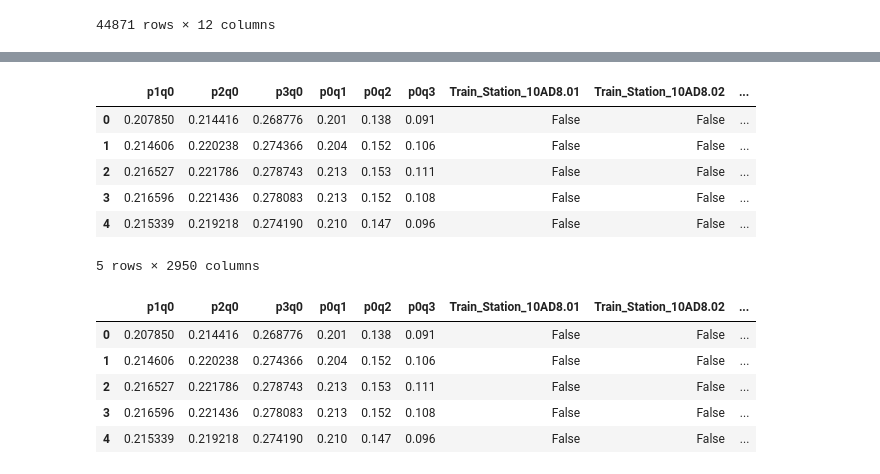
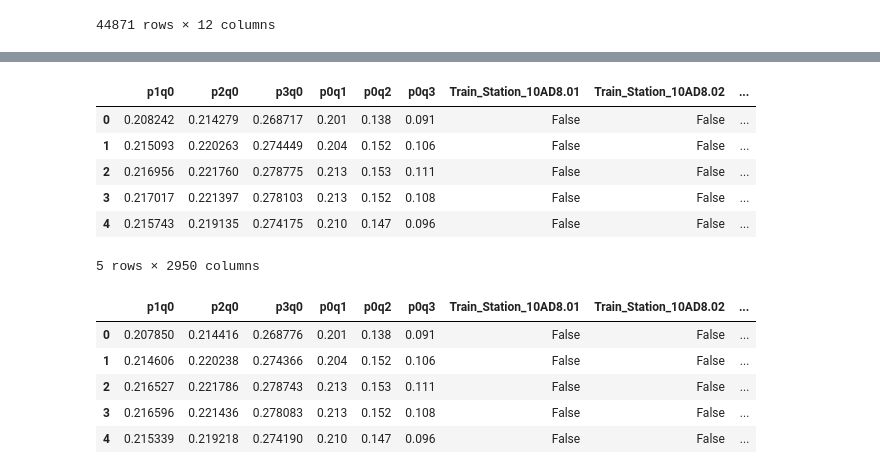
Before and after one commit to Ashraf-Khabar/Mean-time-to-predict-the-Occupation-Of-Trains, a Jupyter notebook: Torch Model Training/NN Training.ipynb, the cells around one changed output, grey strips where cells are left out. Cells and saved outputs as stored; diff of their text form; code cells hidden in the pictures.

```diff
--- a/Torch Model Training/NN Training.ipynb
+++ b/Torch Model Training/NN Training.ipynb
@@ -61,33 +48,43 @@ Required-by: astropy, bokeh, Bottleneck, contourpy, daal4py, datasets, datashade
 # %%
+import pandas as pd
+from sklearn.experimental import enable_iterative_imputer
+from sklearn.impute import IterativeImputer
+from sklearn.linear_model import BayesianRidge
+
 def transform(X):
     columns_to_delete = ['way', 'composition']
     X = X.drop(columns=columns_to_delete, axis=1)
     X['date'] = pd.to_datetime(X['date'], format='%Y-%m-%d')
-    X['hour'] = pd.to_datetime(X['hour']).dt.hour
+    X['hour'] = pd.to_datetime(X['hour'], format='%H:%M:%S').dt.hour
     X['day_of_week'] = X['date'].dt.dayofweek + 1
     X["Train_Station"] = X["train"].astype(str) + X["station"] + X["hour"].astype(str) + X["day_of_week"].astype(str)
-    X=X.drop(["train","station", "hour", "day_of_week", "date"], axis=1)
+    X = X.drop(["train","station", "hour", "day_of_week", "date"], axis=1)
+
+    # Convert string 'true' and 'false' to 1 and 0
+    X = X.applymap(lambda x: 1 if str(x).lower().strip() == 'true' else (0 if str(x).lower().strip() == 'false' else x))
+
     X = pd.get_dummies(X, columns=["Train_Station"])
     return X
+
+# Increase the maximum number of iterations and adjust convergence criteria
+imputer = IterativeImputer(estimator=BayesianRidge(), random_state=0, max_iter=100, tol=1e-3)
+
+# Assuming X is your original dataframe
+data = transform(X)
+
+# Impute missing values
+columns = data[['p1q0','p2q0','p3q0','p0q1','p0q2','p0q3']].columns.tolist()
+data[['p1q0','p2q0','p3q0','p0q1','p0q2','p0q3']] = pd.DataFrame(imputer.fit_transform(data[['p1q0','p2q0','p3q0','p0q1','p0q2','p0q3']]), columns=columns)
+
+data.head()
+# %% [output]
+|  | p1q0 | p2q0 | p3q0 | p0q1 | p0q2 | p0q3 | Train_Station_10AD8.01 | Train_Station_10AD8.02 | ... |
+| 0 | 0.208242 | 0.214279 | 0.268717 | 0.201 | 0.138 | 0.091 | False | False | ... |
+| 1 | 0.215093 | 0.220263 | 0.274449 | 0.204 | 0.152 | 0.106 | False | False | ... |
+| 2 | 0.216956 | 0.221760 | 0.278775 | 0.213 | 0.153 | 0.111 | False | False | ... |
+| 3 | 0.217017 | 0.221397 | 0.278103 | 0.213 | 0.152 | 0.108 | False | False | ... |
+| 4 | 0.215743 | 0.219135 | 0.274175 | 0.210 | 0.147 | 0.096 | False | False | ... |
+5 rows × 2950 columns
-# %%
-from sklearn.experimental import enable_iterative_imputer
-from sklearn.impute import IterativeImputer
-from sklearn.linear_model import BayesianRidge
-
-imputer = IterativeImputer(estimator=BayesianRidge(), random_state=0)
-data = transform(X)
-columns = data[['p1q0','p2q0','p3q0','p0q1','p0q2','p0q3']].columns.tolist()
-data[['p1q0','p2q0','p3q0','p0q1','p0q2','p0q3']] = pd.DataFrame(imputer.fit_transform(data[['p1q0','p2q0','p3q0','p0q1','p0q2','p0q3']]), columns=columns)
-
-data.head()
-# %% [output]
-|  | p1q0 | p2q0 | p3q0 | p0q1 | p0q2 | p0q3 | Train_Station_10AD8.01 | Train_Station_10AD8.02 | ... |
-| 0 | 0.207850 | 0.214416 | 0.268776 | 0.201 | 0.138 | 0.091 | False | False | ... |
-| 1 | 0.214606 | 0.220238 | 0.274366 | 0.204 | 0.152 | 0.106 | False | False | ... |
-| 2 | 0.216527 | 0.221786 | 0.278743 | 0.213 | 0.153 | 0.111 | False | False | ... |
-| 3 | 0.216596 | 0.221436 | 0.278083 | 0.213 | 0.152 | 0.108 | False | False | ... |
-| 4 | 0.215339 | 0.219218 | 0.274190 | 0.210 | 0.147 | 0.096 | False | False | ... |
-5 rows × 2950 columns
 # %%
 X = data
 # %%
```
Also changed, not shown: parts of 1 cell of this notebook.
